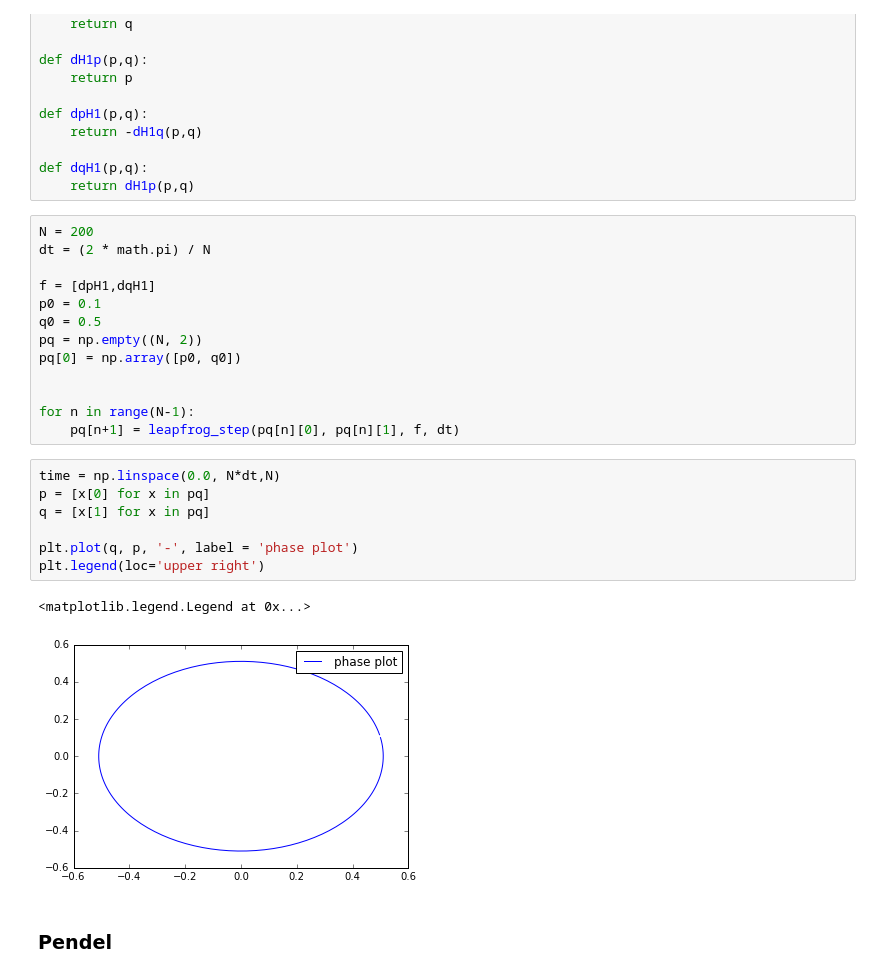
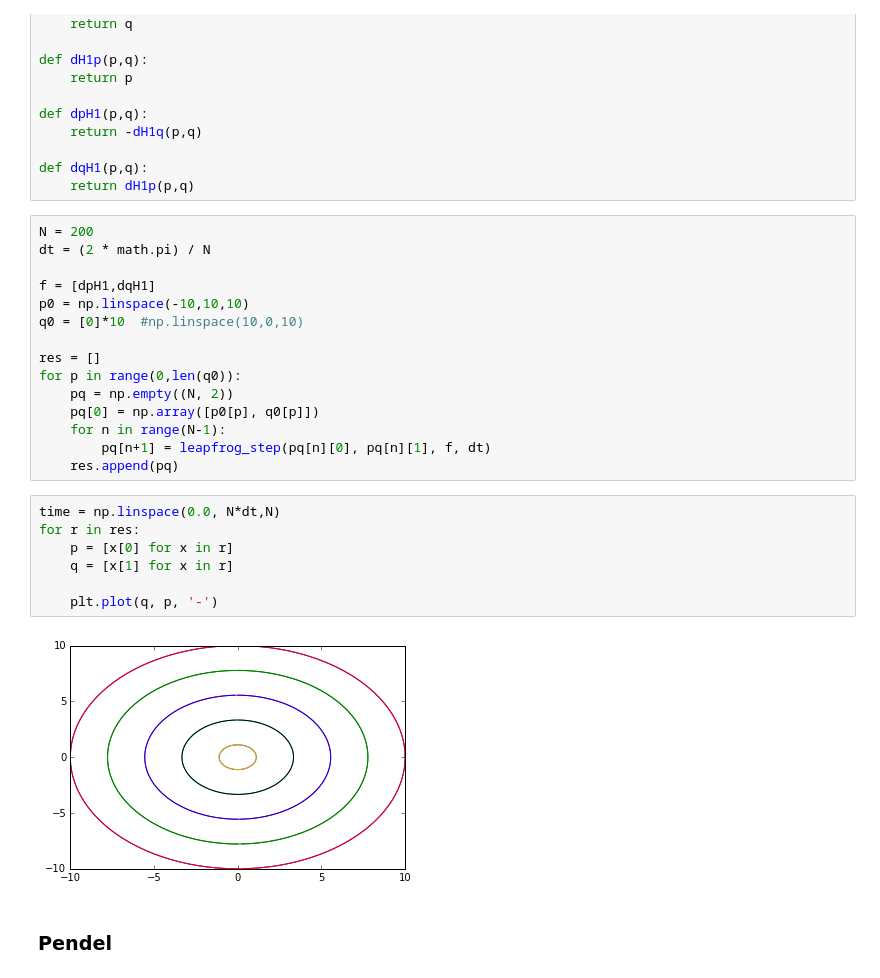
Before and after one commit to tux19/SPIN_1_2016, a Jupyter notebook: SPIN 1 - VL04.ipynb, the cells around one changed output. Cells and saved outputs as stored; diff of their text form.

Commit message:
better plots (vl3/4)
- still problems with pendel

```diff
--- a/SPIN 1 - VL04.ipynb
+++ b/SPIN 1 - VL04.ipynb
@@ -39,24 +39,25 @@ N = 200
 dt = (2 * math.pi) / N
 
 f = [dpH1,dqH1]
-p0 = 0.1
-q0 = 0.5
-pq = np.empty((N, 2))
-pq[0] = np.array([p0, q0])
+p0 = np.linspace(-10,10,10)
+q0 = [0]*10  #np.linspace(10,0,10)
 
-
-for n in range(N-1):
-    pq[n+1] = leapfrog_step(pq[n][0], pq[n][1], f, dt)
+res = []
+for p in range(0,len(q0)):
+    pq = np.empty((N, 2))
+    pq[0] = np.array([p0[p], q0[p]])
+    for n in range(N-1):
+        pq[n+1] = leapfrog_step(pq[n][0], pq[n][1], f, dt)
+    res.append(pq)
 # %%
 time = np.linspace(0.0, N*dt,N)
-p = [x[0] for x in pq]
-q = [x[1] for x in pq]
+for r in res:
+    p = [x[0] for x in r]
+    q = [x[1] for x in r]
 
-plt.plot(q, p, '-', label = 'phase plot')
-plt.legend(loc='upper right')
+    plt.plot(q, p, '-')
 # %% [output]
-<matplotlib.legend.Legend at 0x...>
-[figure, old version]
+[figure, new version]
 # %% [markdown]
 ### Pendel
 # %%
```
Also changed, not shown: parts of 3 cells of this notebook, 1 other file.
